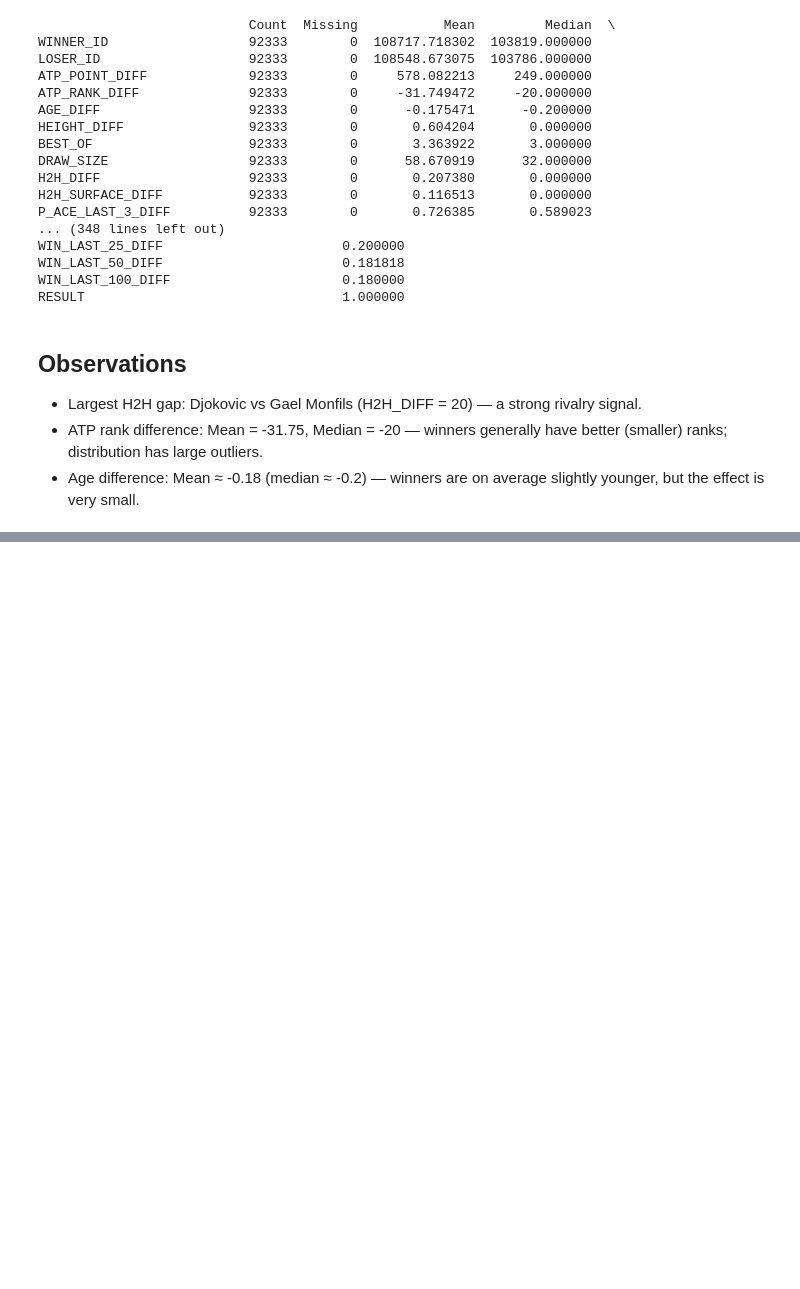
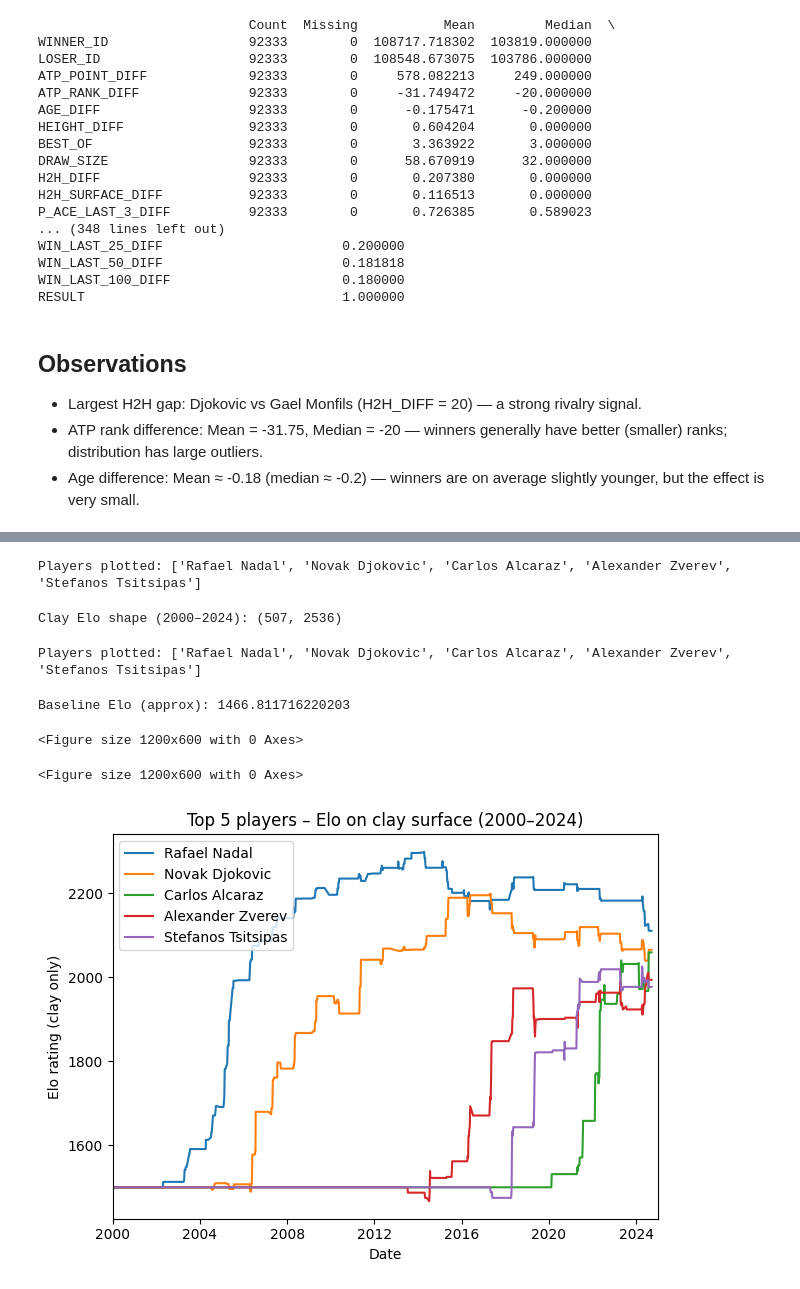
Before and after one commit to San-gularity/Tennis_ATP, a Jupyter notebook: Tennis_ATP.ipynb, the cells around one changed output, grey strips where cells are left out. Drawn from its saved outputs; the diff is of its cells as text; code cells hidden in the pictures; blank space fills up the shorter version.

```diff
--- a/Tennis_ATP.ipynb
+++ b/Tennis_ATP.ipynb
@@ -572,0 +870,12 @@ RESULT                                 1.000000
+# %%
+player_cols = [c for c in clay_elo.columns if c.lower() != "date"]
+# %%
+if len(player_cols) > 5:
+    last_vals = clay_elo.iloc[-1][player_cols]
+    top_players = last_vals.sort_values(ascending=False).head(5).index.tolist()
+else:
+    top_players = player_cols
+
+print("\nPlayers plotted:", top_players)
+# %% [output]
+Players plotted: ['Rafael Nadal', 'Novak Djokovic', 'Carlos Alcaraz', 'Alexander Zverev', 'Stefanos Tsitsipas']
@@ -572,0 +889,58 @@ RESULT                                 1.000000
+# %%
+print("Clay Elo shape (2000–2024):", clay_elo.shape)
+# %% [output]
+Clay Elo shape (2000–2024): (507, 2536)
+# %%
+# 3) Identify player columns (everything except 'date')
+player_cols = [c for c in clay_elo.columns if c.lower() != "date"]
+
+# Pick top 5 by final Elo
+if len(player_cols) > 5:
+    last_vals = clay_elo.iloc[-1][player_cols]
+    top_players = last_vals.sort_values(ascending=False).head(5).index.tolist()
+else:
+    top_players = player_cols
+
+print("Players plotted:", top_players)
+# %% [output]
+Players plotted: ['Rafael Nadal', 'Novak Djokovic', 'Carlos Alcaraz', 'Alexander Zverev', 'Stefanos Tsitsipas']
+# %%
+clay_long = clay_elo.melt(
+    id_vars=["date"],
+    value_vars=top_players,
+    var_name="PLAYER_NAME",
+    value_name="ELO"
+)
+
+base_elo = clay_long["ELO"].min()
+print("Baseline Elo (approx):", base_elo)
+
+plt.figure(figsize=(12, 6))
+# %% [output]
+Baseline Elo (approx): 1466.811716220203
+<Figure size 1200x600 with 0 Axes>
+<Figure size 1200x600 with 0 Axes>
+# %%
+for player in top_players:
+    p_df = clay_long[clay_long["PLAYER_NAME"] == player].sort_values("date")
+
+    # Trim to first non-baseline Elo
+    mask = p_df["ELO"] != base_elo
+    if mask.any():
+        first_real = p_df.loc[mask, "date"].iloc[0]
+        p_df = p_df[p_df["date"] >= first_real]
+
+    if p_df.empty:
+        continue
+
+    plt.plot(p_df["date"], p_df["ELO"], label=player)
+
+plt.title("Top 5 players – Elo on clay surface (2000–2024)")
+plt.xlabel("Date")
+plt.ylabel("Elo rating (clay only)")
+plt.legend()
+plt.tight_layout()
+plt.xlim(pd.Timestamp("2000-01-01"), pd.Timestamp("2024-12-31"))
+plt.show()
+# %% [output]
+[figure, added]
```
Also changed, not shown: parts of 24 cells of this notebook, 3 other files.
